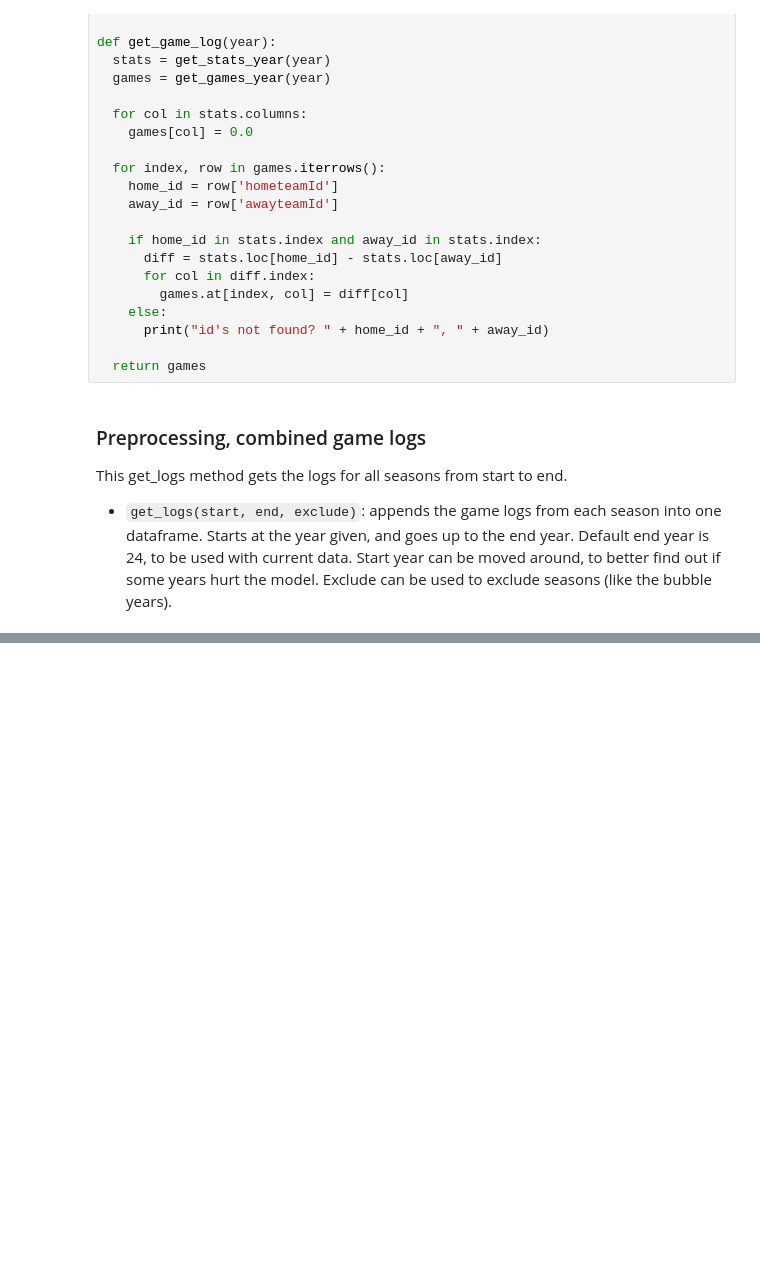
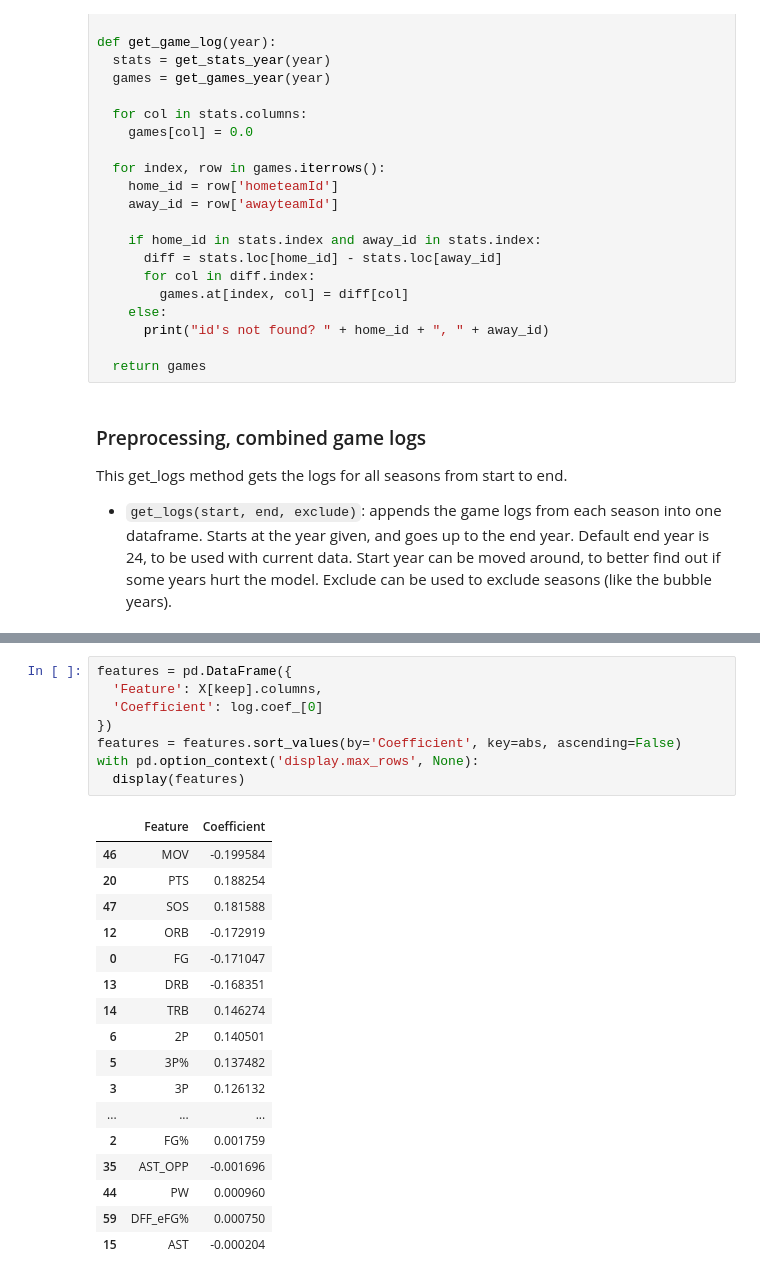
Before and after one commit to mamamia5x/NBA, a Jupyter notebook: final.ipynb, the cells around one changed output, grey strips where cells are left out. Saved outputs shown, nothing was run; the diff lists cells and outputs as text; blank space fills up the shorter version.

```diff
--- a/final.ipynb
+++ b/final.ipynb
@@ -257,0 +320,26 @@ Finished 9
+# %%
+features = pd.DataFrame({
+  'Feature': X[keep].columns,
+  'Coefficient': log.coef_[0]
+})
+features = features.sort_values(by='Coefficient', key=abs, ascending=False)
+with pd.option_context('display.max_rows', None):
+  display(features)
+# %% [output]
+|  | Feature | Coefficient |
+| 46 | MOV | -0.199584 |
+| 20 | PTS | 0.188254 |
+| 47 | SOS | 0.181588 |
+| 12 | ORB | -0.172919 |
+| 0 | FG | -0.171047 |
+| 13 | DRB | -0.168351 |
+| 14 | TRB | 0.146274 |
+| 6 | 2P | 0.140501 |
+| 5 | 3P% | 0.137482 |
+| 3 | 3P | 0.126132 |
+| ... | ... | ... |
+| 2 | FG% | 0.001759 |
+| 35 | AST_OPP | -0.001696 |
+| 44 | PW | 0.000960 |
+| 59 | DFF_eFG% | 0.000750 |
+| 15 | AST | -0.000204 |
```
Also changed, not shown: parts of 7 cells of this notebook, 28 other files.
